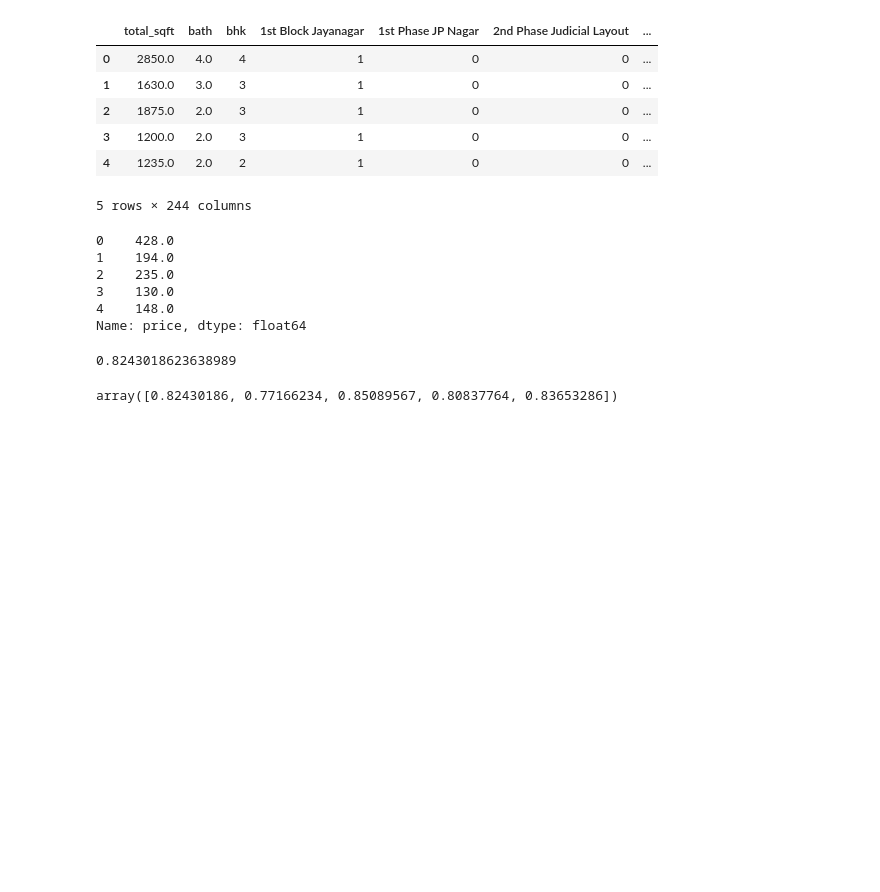
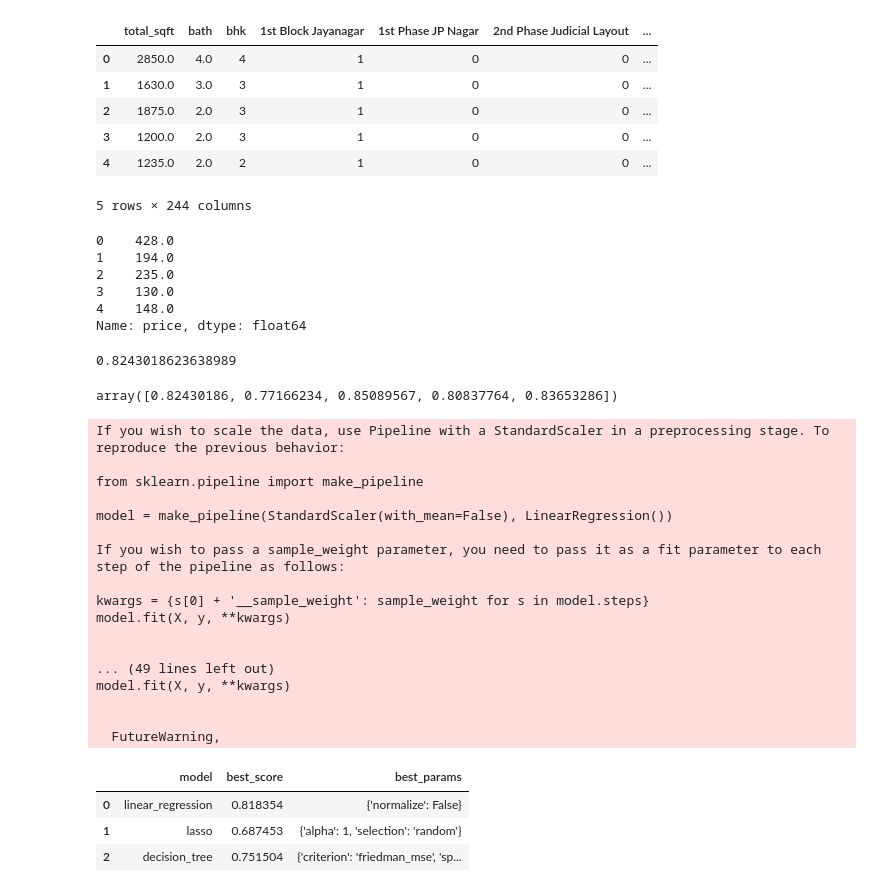
Before and after one commit to sleipnir029/Banglore-House-Prices, a Jupyter notebook: Banglore_Home_Prices.ipynb, the cells around one changed output. Cells and saved outputs as stored; diff of their text form; code cells hidden in the pictures; blank space fills up the shorter version.

Commit message:
Function for Grid Search cross validation

```diff
--- a/Banglore_Home_Prices.ipynb
+++ b/Banglore_Home_Prices.ipynb
@@ -466,0 +463,67 @@ from sklearn.model_selection import Lassp
+# %%
+# Grid Search cross validation
+from sklearn.model_selection import GridSearchCV
+
+from sklearn.linear_model import Lasso
+from sklearn.tree import DecisionTreeRegressor
+
+def find_best_model_using_gridsearchcv(X, y):
+    algos = {
+        'linear_regression': {
+            'model':LinearRegression(),
+            'params': {
+                'normalize': [True, False]
+            }
+        },
+        'lasso': {
+            'model': Lasso(),
+            'params': {
+                'alpha': [1, 2],
+                'selection': ['random', 'cyclic']
+            }
+        },
+        'decision_tree': {
+            'model': DecisionTreeRegressor(),
+            'params': {
+                'criterion': ['mse', 'friedman_mse'],
+                'splitter': ['best', 'random']
+            }
+        }
+    }
+
+    scores = []
+    cv = ShuffleSplit(n_splits=5, test_size=0.2, random_state=0)
+    for algo_name, config in algos.items():
+        gs = GridSearchCV(config['model'], config['params'], cv=cv, return_train_score=False)
+        gs.fit(X, y)
+        scores.append({
+            'model': algo_name,
+            'best_score': gs.best_score_,
+            'best_params': gs.best_params_
+        })
+
+    return pd.DataFrame(scores, columns=['model', 'best_score', 'best_params'])
+# %%
+find_best_model_using_gridsearchcv(X, y)
+# %% [output]
+If you wish to scale the data, use Pipeline with a StandardScaler in a preprocessing stage. To reproduce the previous behavior:
+
+from sklearn.pipeline import make_pipeline
+
+model = make_pipeline(StandardScaler(with_mean=False), LinearRegression())
+
+If you wish to pass a sample_weight parameter, you need to pass it as a fit parameter to each step of the pipeline as follows:
+
+kwargs = {s[0] + '__sample_weight': sample_weight for s in model.steps}
+model.fit(X, y, **kwargs)
+
+
+... (49 lines left out)
+model.fit(X, y, **kwargs)
+
+
+  FutureWarning,
+|  | model | best_score | best_params |
+| 0 | linear_regression | 0.818354 | {'normalize': False} |
+| 1 | lasso | 0.687453 | {'alpha': 1, 'selection': 'random'} |
+| 2 | decision_tree | 0.751504 | {'criterion': 'friedman_mse', 'sp... |
```
Also changed, not shown: parts of 1 cell of this notebook.
